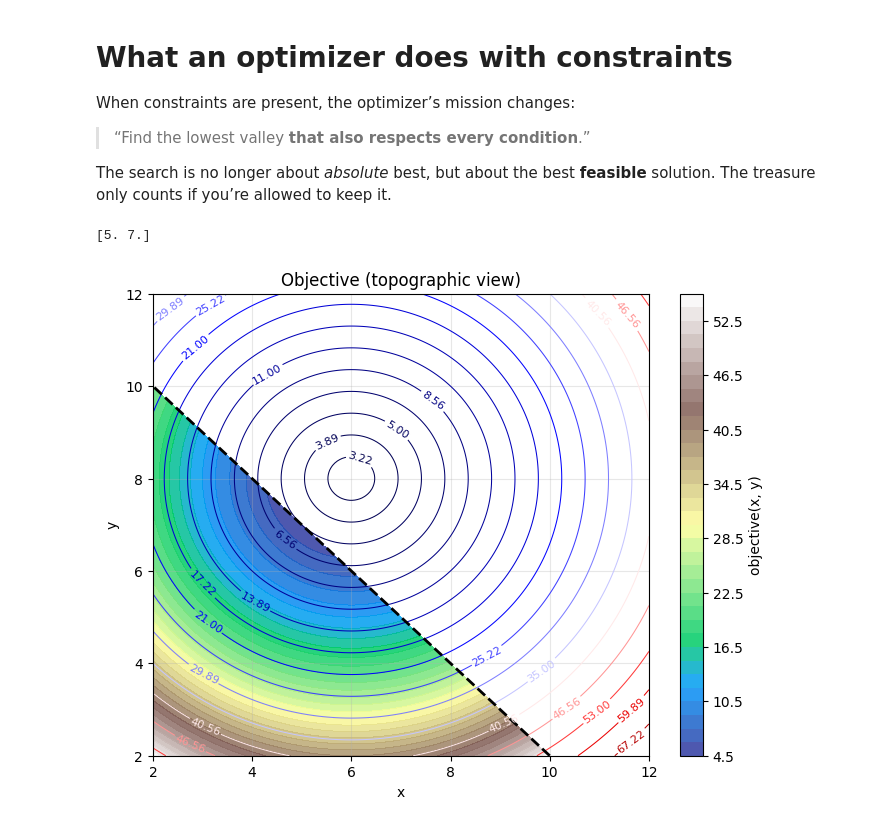
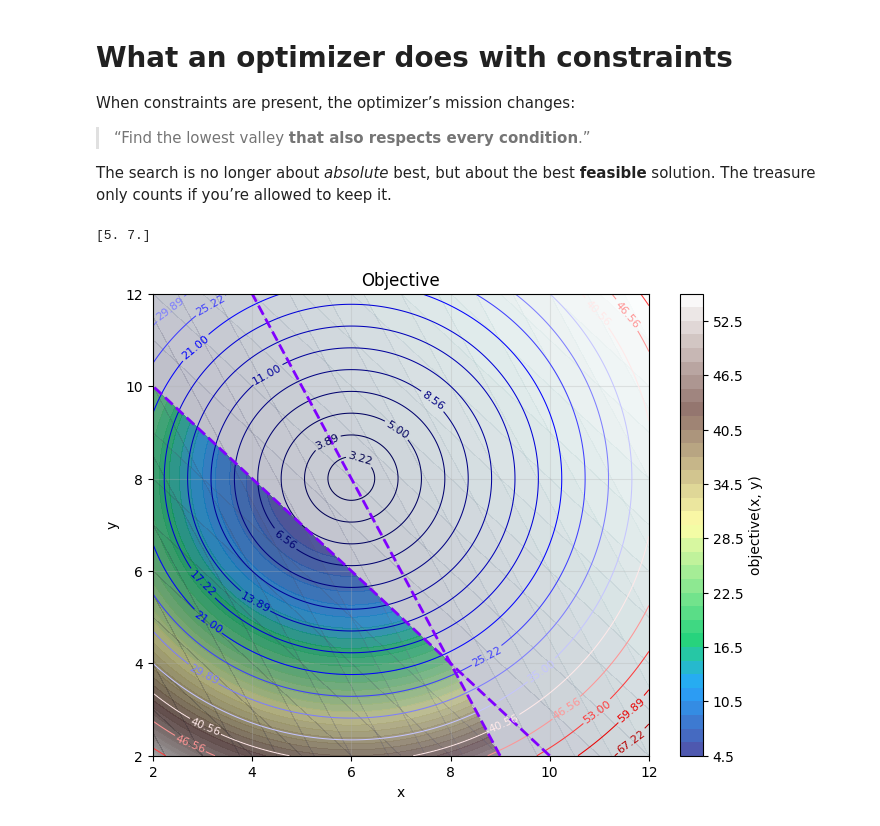
Before and after one commit to JulTob/Optimization, a Jupyter notebook: Introduction_to_Optimization.ipynb, the cells around one changed output. Drawn from its saved outputs; the diff is of its cells as text; code cells hidden in the pictures.

```diff
--- a/Introduction_to_Optimization.ipynb
+++ b/Introduction_to_Optimization.ipynb
@@ -197,6 +197,11 @@ these elevation curves are like cutting horizontally at the same value on a geog
 Following these lines shows us how the terrain slopes
 and where the valleys lie.
 # %%
+import numpy as np
+import matplotlib.pyplot as plt
+from matplotlib.collections import LineCollection
+from matplotlib import cm, colors
+
 def plot_2D(objective, x_rank=(-5,5), y_rank=(-5,5),
             levels=40, lines= 12, line_mode="power", power=2,
             constraints=None):
@@ -262,11 +267,16 @@ def plot_2D(objective, x_rank=(-5,5), y_rank=(-5,5),
                 constraint([xi, yi])
                 for xi, yi in zip(X.ravel(), Y.ravel())
                 ]).reshape(X.shape)
+            slack = C  # slack >= 0 is feasible, slack < 0 violated
+
+            plt.contourf(X, Y, slack,
+                         levels=20, alpha=0.2,
+                         cmap="bone_r")
 
             plt.contour(
                 X, Y, C,
                 levels=[0],
-                colors="black",
+                cmap="rainbow",
                 linewidths=2,
                 linestyles="--"
             )
@@ -276,7 +286,7 @@ def plot_2D(objective, x_rank=(-5,5), y_rank=(-5,5),
     plt.colorbar(filled, label="objective(x, y)")
     plt.xlabel("x")
     plt.ylabel("y")
-    plt.title("Objective (topographic view)")
+    plt.title("Objective")
     plt.grid(True, alpha=0.3)
     plt.show()
 # %%
@@ -402,32 +412,36 @@ def objective(b):
 # Total cargo must not exceed 12 units
 def cargo_limit(b):
     max_cargo = 12
     return max_cargo - (b[0] + b[1]) # >= 0
+
+def market_limit(b):
+    maxima = 20
+    return maxima - (2*b[0] + b[1]) # >= 0
 
 
 bounds = [(2, 100), (2, 100)]
 x0 = [5, 5]
 
 constraints = [
     {"type": "ineq", "fun": cargo_limit}
 ]
 
 result = minimize(
     objective,
     x0,
     bounds=bounds,
     constraints=constraints,
 )
 
 print(result.x)
 
 plot_2D(
     objective,
     x_rank=(2, 12),
     y_rank=(2, 12),
-    constraints=[cargo_limit],
+    constraints=[cargo_limit, market_limit],
     lines = 19
 )
 # %% [output]
 [5. 7.]
-[figure, old version]
+[figure, new version]
```
Also changed, not shown: parts of 2 cells of this notebook.
